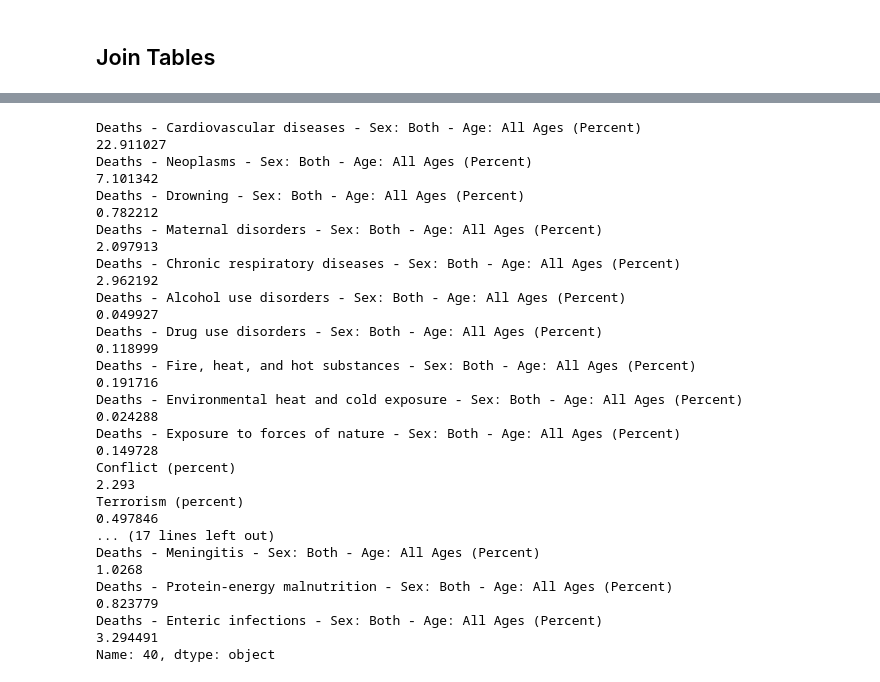
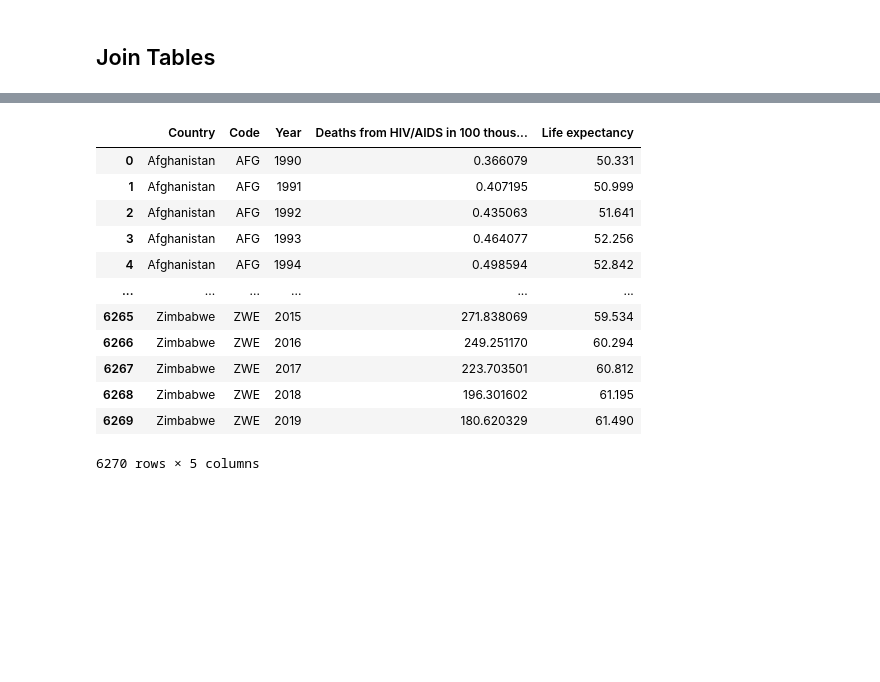
Before and after one commit to simonsasse/dataviz, a Jupyter notebook: main.ipynb, the cells around one changed output, grey strips where cells are left out. Cells and saved outputs as stored; diff of their text form; code cells hidden in the pictures; blank space fills up the shorter version.

```diff
--- a/main.ipynb
+++ b/main.ipynb
@@ -73,0 +91,4 @@ population.head()
+# %%
+# https://ourworldindata.org/grapher/life-expectancy?time=1544&country=BWA~NAM~ZAF~SWZ~TZA~ZMB
+life_expectancy = pd.read_csv("data/life-expectancy.csv")
+life_expectancy
@@ -73,0 +109,6 @@ population.head()
+# %%
+# rename columns
+life_expectancy = life_expectancy.rename(columns={
+                                            "Entity":"Country"
+})
+life_expectancy
@@ -90,3 +147,8 @@ hiv_import
 | 8218 | Zimbabwe | ZWE | 2018 | 196.301602 |
 | 8219 | Zimbabwe | ZWE | 2019 | 180.620329 |
 8220 rows × 4 columns
+# %%
+# renaming column
+hiv_import = hiv_import.rename(columns={"Deaths - HIV/AIDS - Sex: Both - Age: Age-standardized (Rate)": "Deaths from HIV/AIDS in 100 thousand people",
+                                        "Entity":"Country"})
+hiv_import
@@ -256,20 +201,18 @@ merged_data
-# %%
-merged_data.iloc[40, 12:]
-# %% [output]
-Deaths - Cardiovascular diseases - Sex: Both - Age: All Ages (Percent)                       22.911027
-Deaths - Neoplasms - Sex: Both - Age: All Ages (Percent)                                      7.101342
-Deaths - Drowning - Sex: Both - Age: All Ages (Percent)                                       0.782212
-Deaths - Maternal disorders - Sex: Both - Age: All Ages (Percent)                             2.097913
-Deaths - Chronic respiratory diseases - Sex: Both - Age: All Ages (Percent)                   2.962192
-Deaths - Alcohol use disorders - Sex: Both - Age: All Ages (Percent)                          0.049927
-Deaths - Drug use disorders - Sex: Both - Age: All Ages (Percent)                             0.118999
-Deaths - Fire, heat, and hot substances - Sex: Both - Age: All Ages (Percent)                 0.191716
-Deaths - Environmental heat and cold exposure - Sex: Both - Age: All Ages (Percent)           0.024288
-Deaths - Exposure to forces of nature - Sex: Both - Age: All Ages (Percent)                   0.149728
-Conflict (percent)                                                                               2.293
-Terrorism (percent)                                                                           0.497846
-... (17 lines left out)
-Deaths - Meningitis - Sex: Both - Age: All Ages (Percent)                                       1.0268
-Deaths - Protein-energy malnutrition - Sex: Both - Age: All Ages (Percent)                    0.823779
-Deaths - Enteric infections - Sex: Both - Age: All Ages (Percent)                             3.294491
-Name: 40, dtype: object
+# %%
+# merge in hiv death rates
+hiv_and_LE = hiv_import.merge(life_expectancy, on=["Country","Year","Code"])
+hiv_and_LE
+# %% [output]
+|  | Country | Code | Year | Deaths from HIV/AIDS in 100 thous... | Life expectancy |
+| 0 | Afghanistan | AFG | 1990 | 0.366079 | 50.331 |
+| 1 | Afghanistan | AFG | 1991 | 0.407195 | 50.999 |
+| 2 | Afghanistan | AFG | 1992 | 0.435063 | 51.641 |
+| 3 | Afghanistan | AFG | 1993 | 0.464077 | 52.256 |
+| 4 | Afghanistan | AFG | 1994 | 0.498594 | 52.842 |
+| ... | ... | ... | ... | ... | ... |
+| 6265 | Zimbabwe | ZWE | 2015 | 271.838069 | 59.534 |
+| 6266 | Zimbabwe | ZWE | 2016 | 249.251170 | 60.294 |
+| 6267 | Zimbabwe | ZWE | 2017 | 223.703501 | 60.812 |
+| 6268 | Zimbabwe | ZWE | 2018 | 196.301602 | 61.195 |
+| 6269 | Zimbabwe | ZWE | 2019 | 180.620329 | 61.490 |
+6270 rows × 5 columns
```
Also changed, not shown: parts of 56 cells of this notebook, 3 other files.
